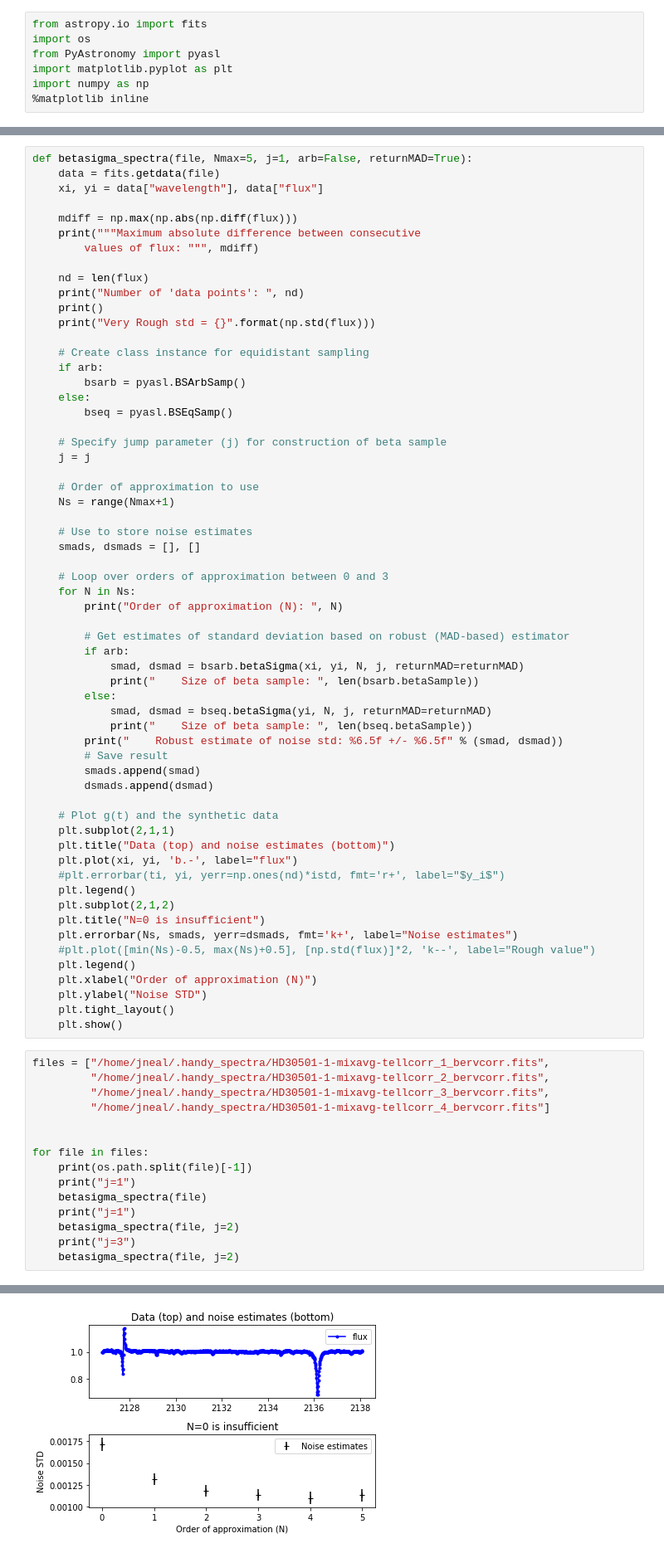
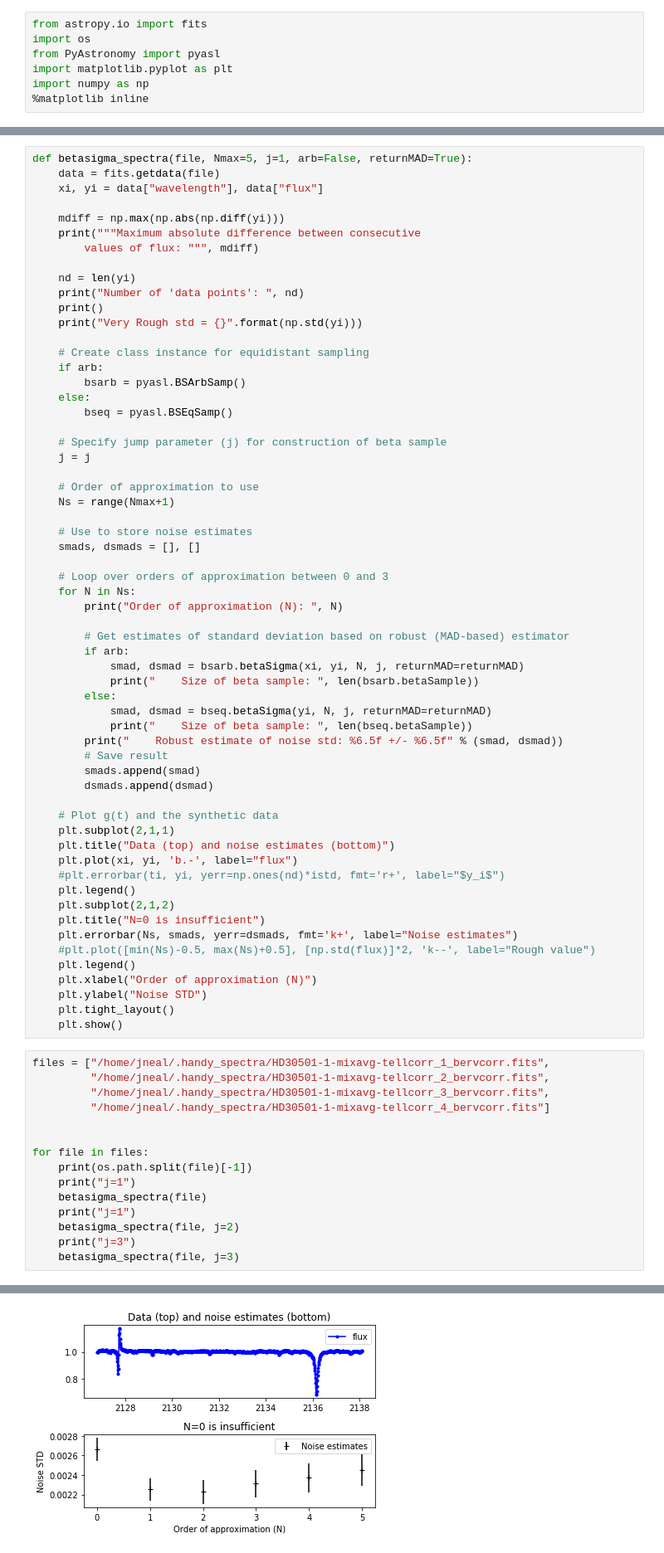
Before and after one commit to jason-neal/companion_simulations, a Jupyter notebook: Notebooks/Beta_sigma on CRIRES.ipynb, the cells around one changed output, grey strips where cells are left out. Shown at 83% size. Saved outputs shown, nothing was run; the diff lists cells and outputs as text.

```diff
--- a/Notebooks/Beta_sigma on CRIRES.ipynb
+++ b/Notebooks/Beta_sigma on CRIRES.ipynb
@@ -26,14 +26,14 @@ def betasigma_spectra(file, Nmax=5, j=1, arb=False, returnMAD=True):
     data = fits.getdata(file)
     xi, yi = data["wavelength"], data["flux"]
 
-    mdiff = np.max(np.abs(np.diff(flux)))
+    mdiff = np.max(np.abs(np.diff(yi)))
     print("""Maximum absolute difference between consecutive
         values of flux: """, mdiff)
 
-    nd = len(flux)
+    nd = len(yi)
     print("Number of 'data points': ", nd)
     print()
-    print("Very Rough std = {}".format(np.std(flux)))
+    print("Very Rough std = {}".format(np.std(yi)))
 
     # Create class instance for equidistant sampling
     if arb:
@@ -95,7 +95,7 @@ for file in files:
     print("j=1")
     betasigma_spectra(file, j=2)
     print("j=3")
-    betasigma_spectra(file, j=2)
+    betasigma_spectra(file, j=3)
 # %% [output]
 HD30501-1-mixavg-tellcorr_1_bervcorr.fits
 j=1
@@ -207,4 +207,4 @@ Order of approximation (N):  5
-[figure, old version]
+[figure, new version]
 ... (12 outputs left out)
 # %%
 files = ["/home/jneal/.handy_spectra/HD30501-1-mixavg-tellcorr_3_bervcorr.fits",
```
Also changed, not shown: parts of 10 cells of this notebook, 1 other file.
